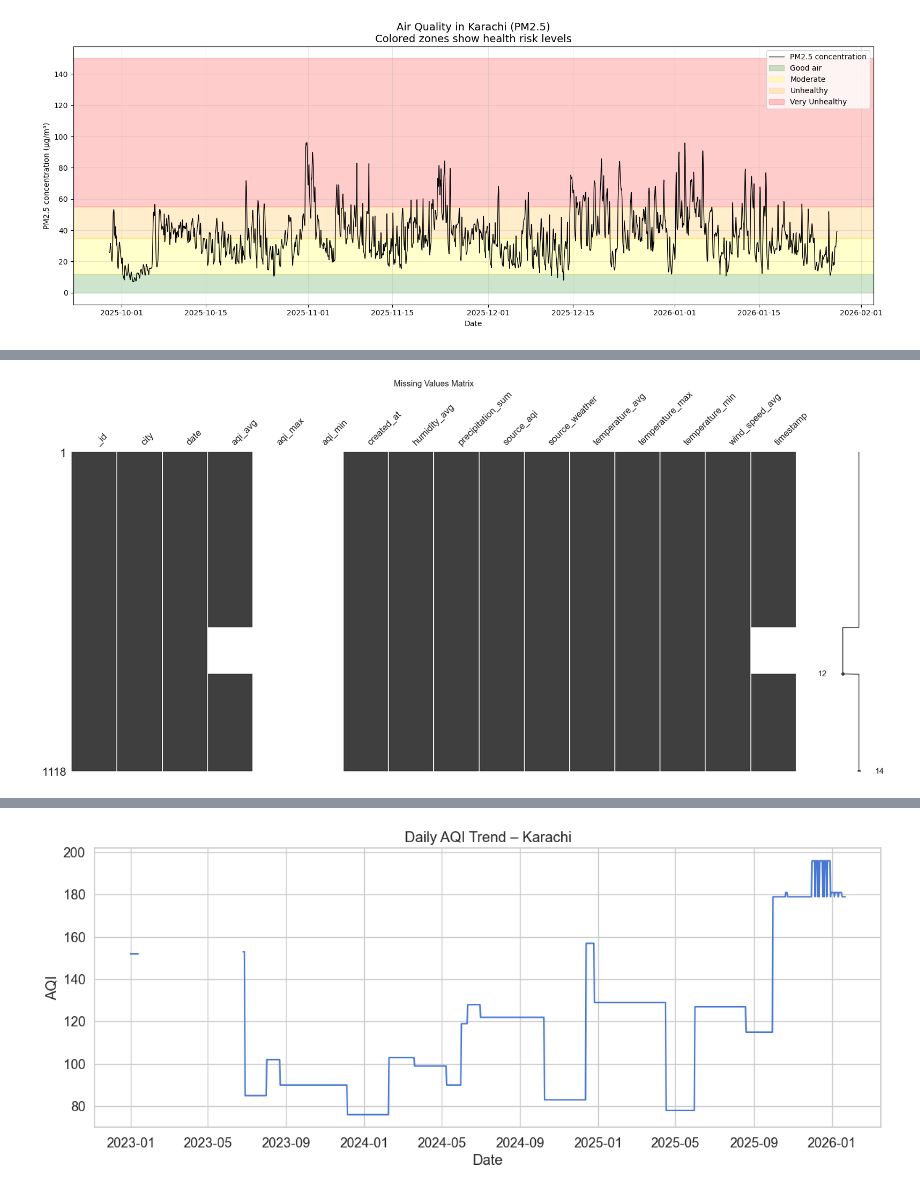
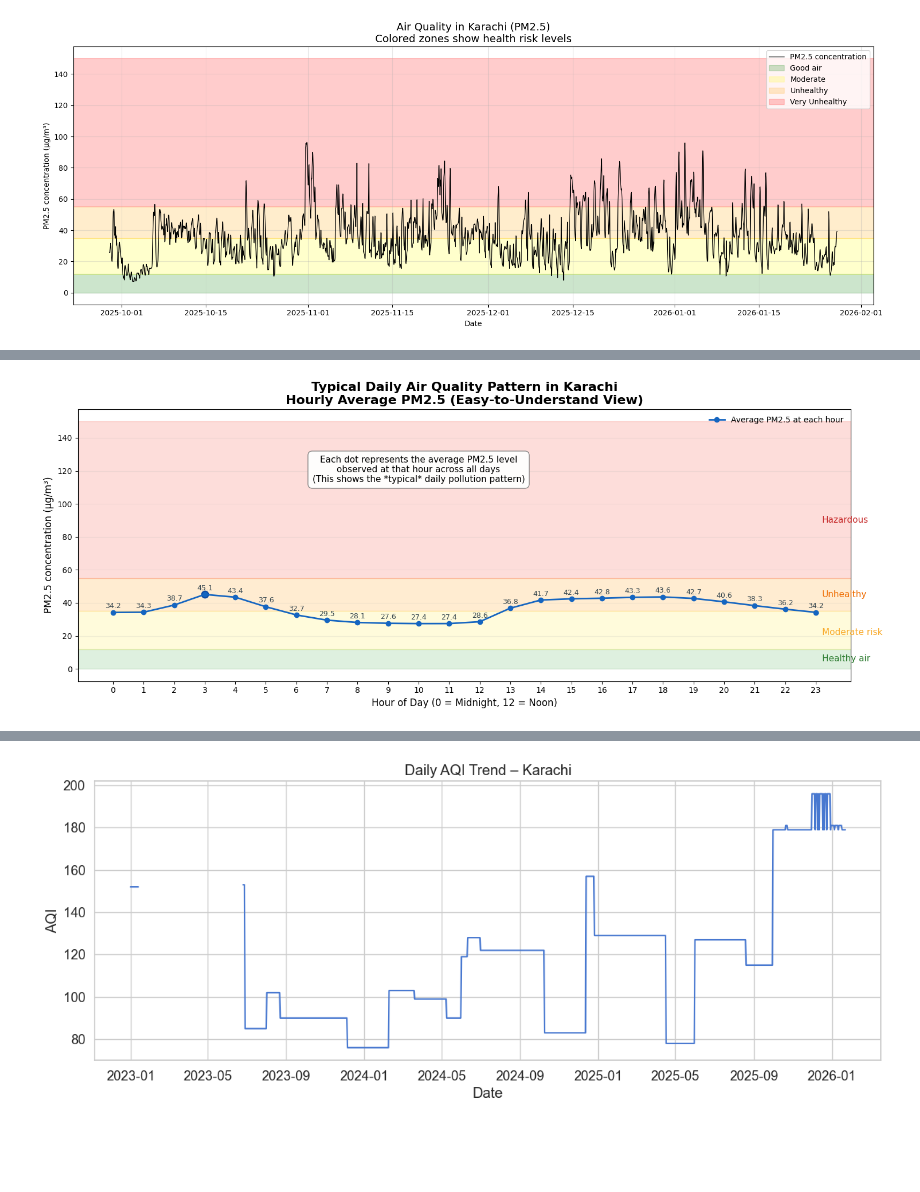
Before and after one commit to Nawab-Ahmed/aqi-forecasting-mlops, a Jupyter notebook: notebooks/eda.ipynb, the cells around one changed output, grey strips where cells are left out. Drawn from its saved outputs; the diff is of its cells as text; code cells hidden in the pictures; blank space fills up the shorter version.

```diff
--- a/notebooks/eda.ipynb
+++ b/notebooks/eda.ipynb
@@ -330,10 +490,84 @@ dtype: int64
 # %%
-msno.matrix(df)
-plt.title("Missing Values Matrix")
+import matplotlib.pyplot as plt
+
+# Prepare hourly averages
+historical_df["hour"] = historical_df["event_timestamp"].dt.hour
+hourly_avg = historical_df.groupby("hour")["pm25_pollutants"].mean()
+
+plt.figure(figsize=(15, 6))
+
+# Main line + dots
+plt.plot(
+    hourly_avg.index,
+    hourly_avg.values,
+    marker="o",
+    linewidth=2,
+    color="#1565C0",
+    label="Average PM2.5 at each hour"
+)
+
+# Health bands
+plt.axhspan(0, 12, color="#4CAF50", alpha=0.18)
+plt.axhspan(12, 35, color="#FFEB3B", alpha=0.18)
+plt.axhspan(35, 55, color="#FF9800", alpha=0.18)
+plt.axhspan(55, 150, color="#F44336", alpha=0.18)
+
+# Health labels (placed safely on right side)
+plt.text(23.2, 6, "Healthy air", color="#2E7D32", fontsize=11, va="center")
+plt.text(23.2, 22, "Moderate risk", color="#F9A825", fontsize=11, va="center")
+plt.text(23.2, 45, "Unhealthy", color="#EF6C00", fontsize=11, va="center")
+plt.text(23.2, 90, "Hazardous", color="#C62828", fontsize=11, va="center")
+
+# Highlight peak hour (visual cue only)
+peak_hour = hourly_avg.idxmax()
+peak_value = hourly_avg.max()
+plt.scatter(peak_hour, peak_value, color="#0D47A1", s=80)
+
+# Explanatory text box (clean & readable)
+plt.text(
+    10,
+    hourly_avg.min() - (hourly_avg.max() * - 1.9),
+    "Each dot represents the average PM2.5 level\n"
+    "observed at that hour across all days\n"
+    "(This shows the *typical* daily pollution pattern)",
+    fontsize=11,
+    ha="center",
+    bbox=dict(
+        boxstyle="round,pad=0.5",
+        facecolor="white",
+        edgecolor="gray",
+        alpha=0.95
+    )
+)
+
+# Add numeric labels above each dot (layman-friendly)
+for hour, value in hourly_avg.items():
+    plt.text(
+        hour,
+        value + 1.5,              # slight offset above dot
+        f"{value:.1f}",            # one decimal for clarity
+        ha="center",
+        va="bottom",
+        fontsize=9,
+        color="#37474F"
+    )
+
+
+# Titles & labels
+plt.title(
+    "Typical Daily Air Quality Pattern in Karachi\n"
+    "Hourly Average PM2.5 (Easy-to-Understand View)",
+    fontsize=16,
+    weight="bold"
+)
+plt.xlabel("Hour of Day (0 = Midnight, 12 = Noon)", fontsize=12)
+plt.ylabel("PM2.5 concentration (µg/m³)", fontsize=12)
+
+plt.xticks(range(0, 24))
+plt.grid(axis="y", alpha=0.2)
+plt.legend(frameon=False)
+
+plt.tight_layout()
 plt.show()
-
-msno.heatmap(df)
-plt.title("Missingness Correlation")
-plt.show()
 # %% [output]
-[figure, old version]
+[figure, new version]
```
Also changed, not shown: parts of 18 cells of this notebook.
